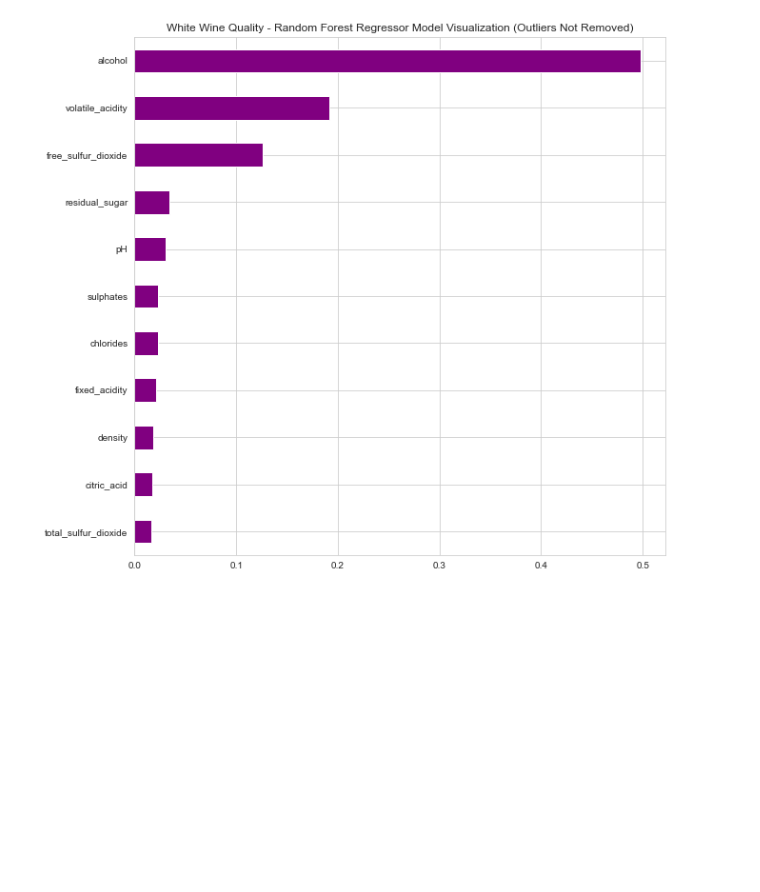
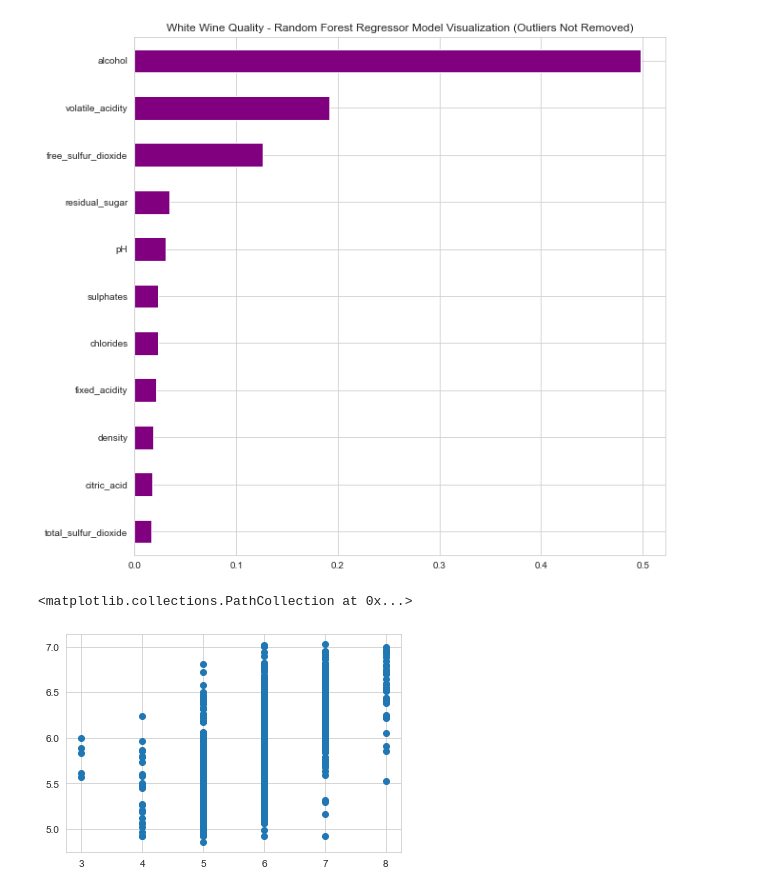
Before and after one commit to ahrager/Springboard, a Jupyter notebook: Capstone1Project/006b_RandomForestRegression_OutliersNOTRemoved_Capstone1WhiteWineQuality_20210105.ipynb, the cells around one changed output. Cells and saved outputs as stored; diff of their text form; code cells hidden in the pictures; blank space fills up the shorter version.

```diff
--- a/Capstone1Project/006b_RandomForestRegression_OutliersNOTRemoved_Capstone1WhiteWineQuality_20210105.ipynb
+++ b/Capstone1Project/006b_RandomForestRegression_OutliersNOTRemoved_Capstone1WhiteWineQuality_20210105.ipynb
@@ -179,3 +179,9 @@ rfrGraph.sort_values().plot.barh(color="purple")
 # %% [output]
 [Text(0.5, 1.0, 'White Wine Quality - Random Forest Regressor Model Visualization (Outliers Not Removed)')]
 [figure]
+# %%
+#Plot actual vs. predicted.
+plt.scatter(y_test,y_pred)
+# %% [output]
+<matplotlib.collections.PathCollection at 0x...>
+[figure, added]
```
